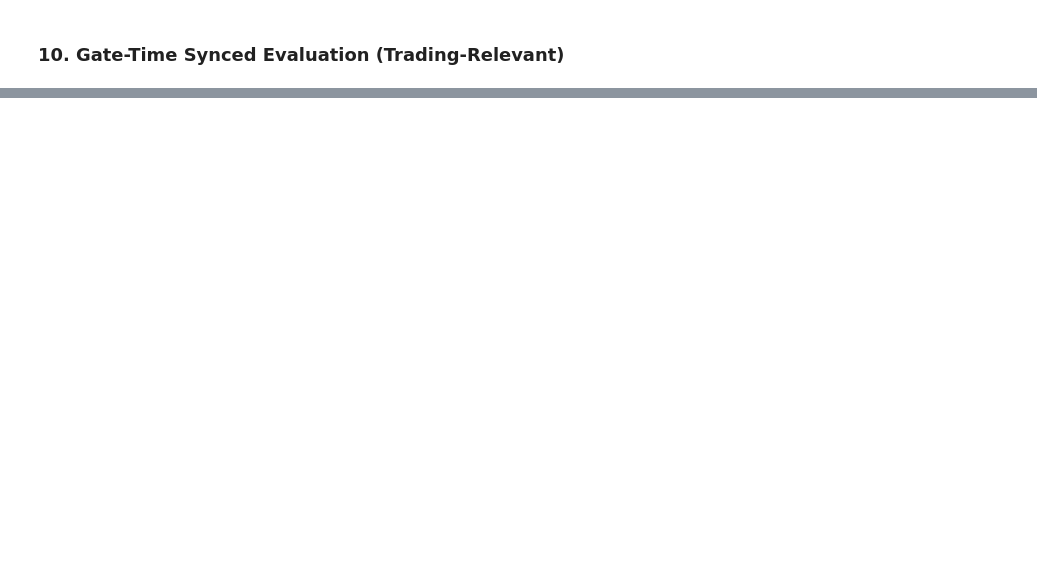
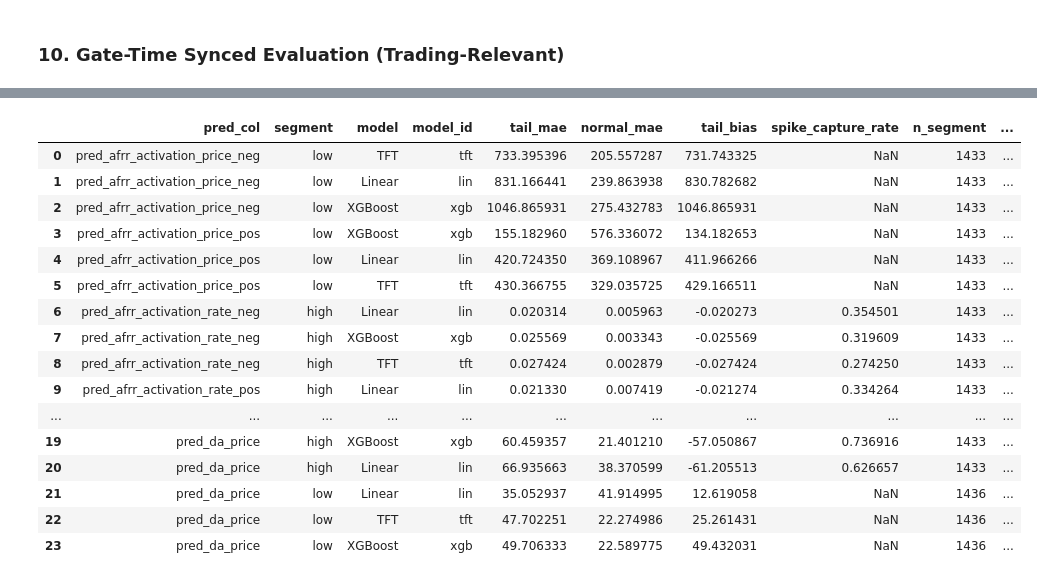
Before and after one commit to lgiesen/energy_trading, a Jupyter notebook: notebooks/benchmark_investigation.ipynb, the cells around one changed output, grey strips where cells are left out. Drawn from its saved outputs; the diff is of its cells as text; code cells hidden in the pictures; blank space fills up the shorter version.

```diff
--- a/notebooks/benchmark_investigation.ipynb
+++ b/notebooks/benchmark_investigation.ipynb
@@ -1482,0 +1850,67 @@ print("-", BENCHMARK_DIR / "gate_time_quantile_coverage.csv")
+# %%
+# Uses outputs from canonical Section B cell:
+# - gate_synced_metrics_df
+# - gate_synced_tail_df
+# - gate_synced_coverage_df
+
+if 'gate_synced_metrics_df' not in globals() or gate_synced_metrics_df is None:
+    raise RuntimeError('Run Section 10 first (canonical gate-time compute cell).')
+
+# 1) Gate-time directional quality proxy and bias review
+gate_quality = gate_synced_metrics_df.copy()
+if not gate_quality.empty:
+    gate_quality['abs_bias'] = pd.to_numeric(gate_quality['bias'], errors='coerce').abs()
+    gate_quality = gate_quality.sort_values(['pred_col', 'mae', 'abs_bias']).reset_index(drop=True)
+
+print('Gate-time model quality (MAE/RMSE/Bias):')
+display(gate_quality.head(500))
+
+# 2) Tail capture at gate-time (top/bottom 10% segments)
+if 'gate_synced_tail_df' in globals() and isinstance(gate_synced_tail_df, pd.DataFrame) and not gate_synced_tail_df.empty:
+    tail_view = gate_synced_tail_df.copy()
+    tail_view['segment'] = tail_view['segment'].astype(str)
+    tail_summary = (
+        tail_view.groupby(['pred_col', 'segment', 'model', 'model_id'], as_index=False)
+        .agg(
+            tail_mae=('segment_mae', 'mean'),
+            normal_mae=('normal_mae', 'mean'),
+            tail_bias=('tail_bias', 'mean'),
+            spike_capture_rate=('spike_capture_rate', 'mean'),
+            n_segment=('n_segment', 'sum'),
+        )
+    )
+    tail_summary['tail_mae_ratio'] = tail_summary['tail_mae'] / tail_summary['normal_mae']
+    print('Gate-time tail reliability (Top/Bottom 10% segments):')
+    display(tail_summary.sort_values(['pred_col', 'segment', 'tail_mae']).reset_index(drop=True).head(500))
+else:
+    print('No gate-time tail table available.')
+
+# 3) Quantile coverage reliability (p10/p90)
+if 'gate_synced_coverage_df' in globals() and isinstance(gate_synced_coverage_df, pd.DataFrame) and not gate_synced_coverage_df.empty:
+    cov_view = gate_synced_coverage_df.copy()
+    cov_view['abs_cov_gap'] = pd.to_numeric(cov_view['coverage_gap'], errors='coerce').abs()
+    cov_summary = (
+        cov_view.groupby(['pred_col', 'model', 'model_id'], as_index=False)
+        .agg(
+            mean_abs_cov_gap=('abs_cov_gap', 'mean'),
+            mean_cov_gap=('coverage_gap', 'mean'),
+            n=('n', 'sum'),
+        )
+        .sort_values(['pred_col', 'mean_abs_cov_gap'])
+    )
+    print('Gate-time quantile reliability (p10/p90 coverage gaps):')
+    display(cov_summary.head(500))
+else:
+    print('No gate-time coverage table available.')
+
+# 4) Export A-parity reliability tables
+BENCHMARK_DIR.mkdir(parents=True, exist_ok=True)
+if 'tail_summary' in locals():
+    tail_summary.to_csv(BENCHMARK_DIR / 'gate_time_tail_reliability_summary.csv', index=False)
+if 'cov_summary' in locals():
+    cov_summary.to_csv(BENCHMARK_DIR / 'gate_time_quantile_reliability_summary.csv', index=False)
+if not gate_quality.empty:
+    gate_quality.to_csv(BENCHMARK_DIR / 'gate_time_quality_summary.csv', index=False)
+
+print('Saved gate-time reliability artifacts (A-parity subset).')
+# %% [output]
@@ -1482,0 +1936,17 @@ print("-", BENCHMARK_DIR / "gate_time_quantile_coverage.csv")
+|  | pred_col | segment | model | model_id | tail_mae | normal_mae | tail_bias | spike_capture_rate | n_segment | ... |
+| 0 | pred_afrr_activation_price_neg | low | TFT | tft | 733.395396 | 205.557287 | 731.743325 | NaN | 1433 | ... |
+| 1 | pred_afrr_activation_price_neg | low | Linear | lin | 831.166441 | 239.863938 | 830.782682 | NaN | 1433 | ... |
+| 2 | pred_afrr_activation_price_neg | low | XGBoost | xgb | 1046.865931 | 275.432783 | 1046.865931 | NaN | 1433 | ... |
+| 3 | pred_afrr_activation_price_pos | low | XGBoost | xgb | 155.182960 | 576.336072 | 134.182653 | NaN | 1433 | ... |
+| 4 | pred_afrr_activation_price_pos | low | Linear | lin | 420.724350 | 369.108967 | 411.966266 | NaN | 1433 | ... |
+| 5 | pred_afrr_activation_price_pos | low | TFT | tft | 430.366755 | 329.035725 | 429.166511 | NaN | 1433 | ... |
+| 6 | pred_afrr_activation_rate_neg | high | Linear | lin | 0.020314 | 0.005963 | -0.020273 | 0.354501 | 1433 | ... |
+| 7 | pred_afrr_activation_rate_neg | high | XGBoost | xgb | 0.025569 | 0.003343 | -0.025569 | 0.319609 | 1433 | ... |
+| 8 | pred_afrr_activation_rate_neg | high | TFT | tft | 0.027424 | 0.002879 | -0.027424 | 0.274250 | 1433 | ... |
+| 9 | pred_afrr_activation_rate_pos | high | Linear | lin | 0.021330 | 0.007419 | -0.021274 | 0.334264 | 1433 | ... |
+| ... | ... | ... | ... | ... | ... | ... | ... | ... | ... | ... |
+| 19 | pred_da_price | high | XGBoost | xgb | 60.459357 | 21.401210 | -57.050867 | 0.736916 | 1433 | ... |
+| 20 | pred_da_price | high | Linear | lin | 66.935663 | 38.370599 | -61.205513 | 0.626657 | 1433 | ... |
+| 21 | pred_da_price | low | Linear | lin | 35.052937 | 41.914995 | 12.619058 | NaN | 1436 | ... |
+| 22 | pred_da_price | low | TFT | tft | 47.702251 | 22.274986 | 25.261431 | NaN | 1436 | ... |
+| 23 | pred_da_price | low | XGBoost | xgb | 49.706333 | 22.589775 | 49.432031 | NaN | 1436 | ... |
```
Also changed, not shown: parts of 18 cells of this notebook.
